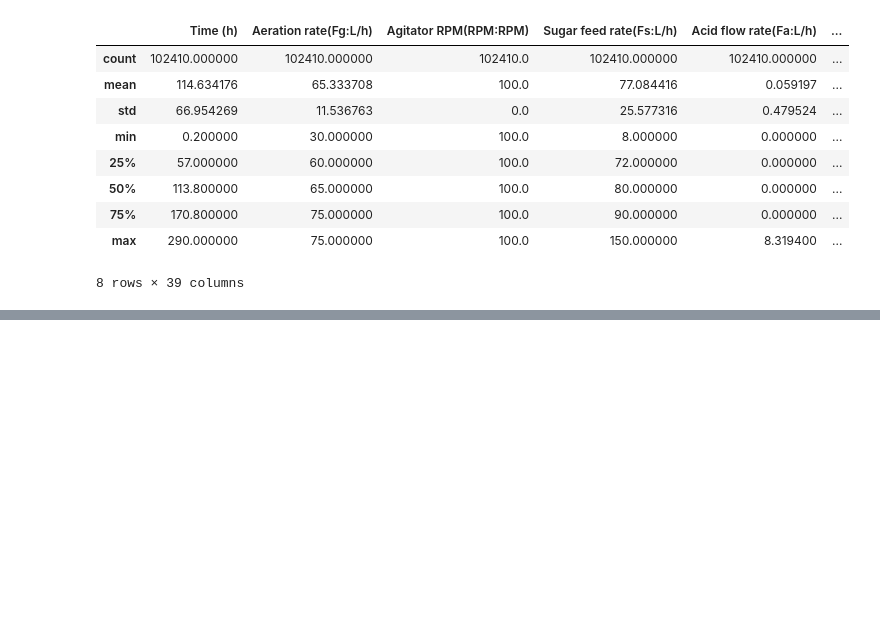
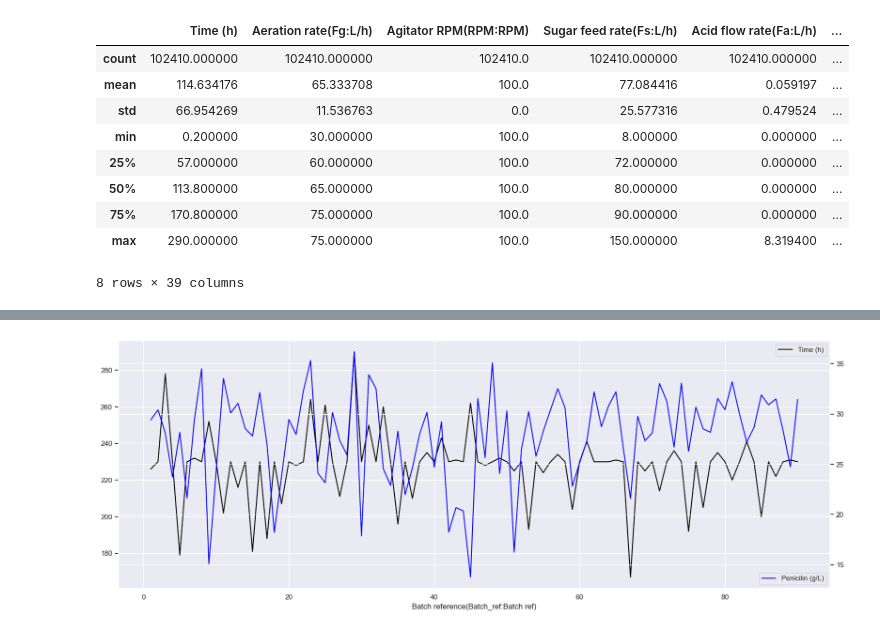
Before and after one commit to Juandhb99/IndPenSim-Analysis, a Jupyter notebook: code/EDA_penicilin.ipynb, the cells around one changed output, grey strips where cells are left out. Saved outputs shown, nothing was run; the diff lists cells and outputs as text; code cells hidden in the pictures; blank space fills up the shorter version.

```diff
--- a/code/EDA_penicilin.ipynb
+++ b/code/EDA_penicilin.ipynb
@@ -153,0 +161,25 @@ plt.show()
+# %%
+def var_batch_graph(var1, var2):
+    """This function does the same graphs that the batch_graph function both graphs both variable in the same plot for comparison.
+
+    Args:
+        var1 (String): The name of the first variable to analyze
+        var2 (String): The name of the second variable to analyze
+    """
+
+# Grouping of the dataset per batch and calculation of variable average
+    variable_per_batch_1 = batch_analysis.groupby('Batch reference(Batch_ref:Batch ref)')[var1].max()
+    average_variable_per_batch_1 = round(variable_per_batch_1.mean(),2)
+
+    variable_per_batch_2 = batch_analysis.groupby('Batch reference(Batch_ref:Batch ref)')[var2].max()
+    average_variable_per_batch_2 = round(variable_per_batch_2.mean(),2)
+
+    sns.lineplot(x = variable_per_batch_1.index, y = variable_per_batch_1.values, color = 'black')
+
+    plt.legend(labels = ['Time (h)'])
+    ax2 = plt.twinx()
+
+    sns.lineplot(x = variable_per_batch_2.index, y = variable_per_batch_2.values, color = 'blue', ax = ax2)
+
+    plt.legend(labels = ['Penicilin (g/L)'], loc = 'lower right')
+    plt.show()
@@ -153,0 +194,4 @@ plt.show()
+# %%
+var_batch_graph('Time (h)', 'Penicillin concentration(P:g/L)')
+# %% [output]
+[figure, added]
```
Also changed, not shown: parts of 18 cells of this notebook.
